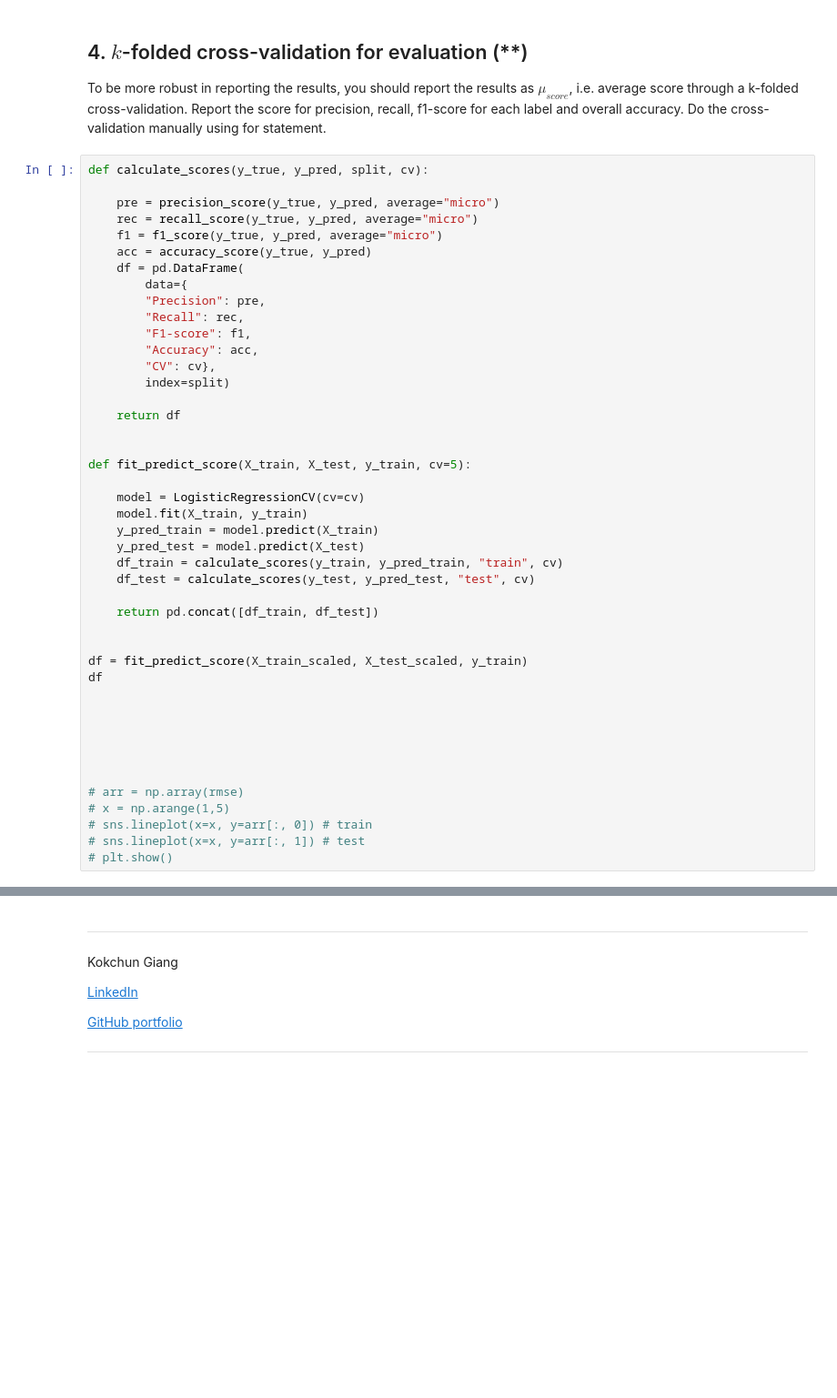
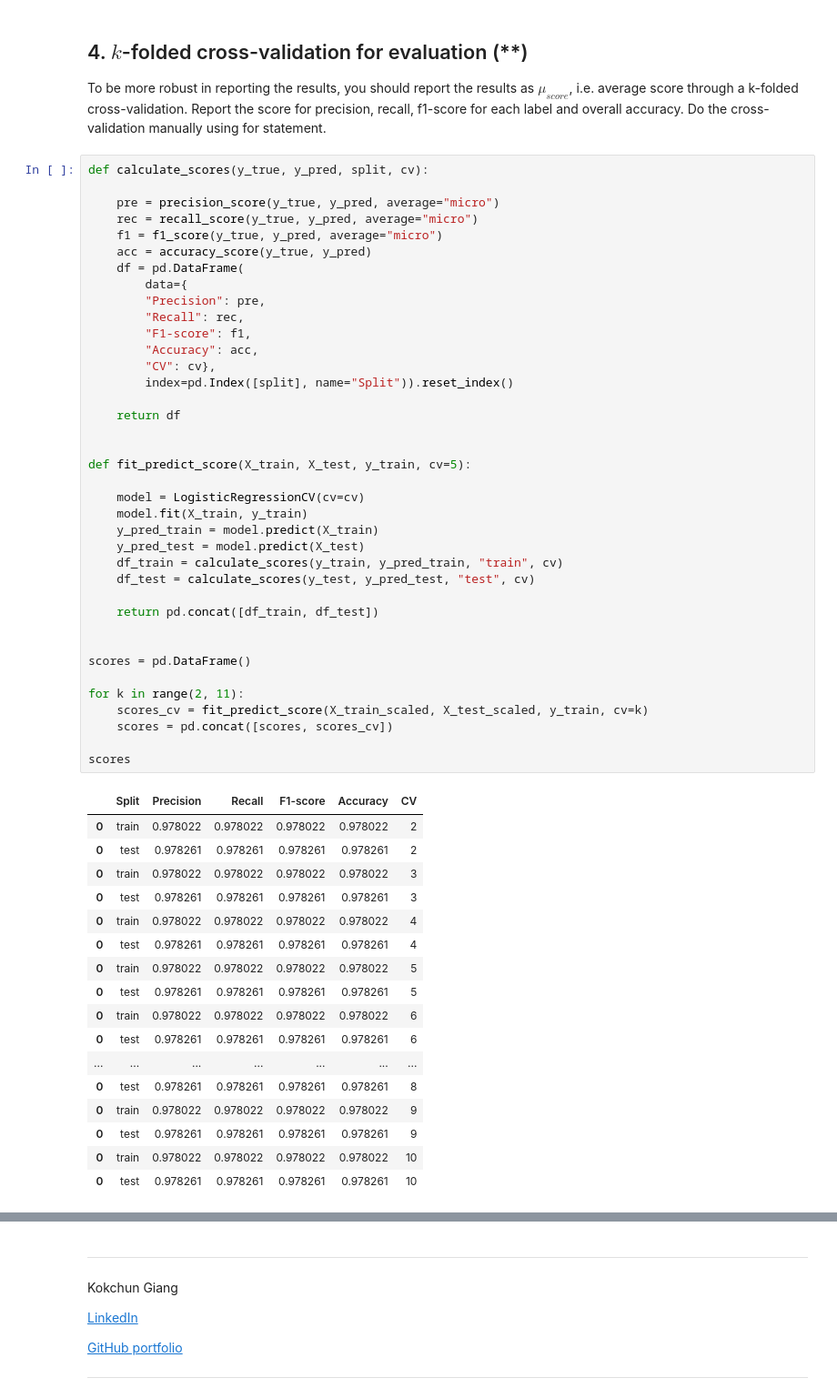
Before and after one commit to AlbotGoodman/machine-learning, a Jupyter notebook: Exercises/E03_logistic_regression.ipynb, the cells around one changed output, grey strips where cells are left out. Shown at 91% size. Cells and saved outputs as stored; diff of their text form; blank space fills up the shorter version.

```diff
--- a/Exercises/E03_logistic_regression.ipynb
+++ b/Exercises/E03_logistic_regression.ipynb
@@ -395,42 +395,54 @@ def calculate_scores(y_true, y_pred, split, cv):
 
     pre = precision_score(y_true, y_pred, average="micro")
     rec = recall_score(y_true, y_pred, average="micro")
     f1 = f1_score(y_true, y_pred, average="micro")
     acc = accuracy_score(y_true, y_pred)
     df = pd.DataFrame(
         data={
         "Precision": pre,
         "Recall": rec,
         "F1-score": f1,
         "Accuracy": acc,
         "CV": cv},
-        index=split)
+        index=pd.Index([split], name="Split")).reset_index()
 
     return df
 
 
 def fit_predict_score(X_train, X_test, y_train, cv=5):
 
     model = LogisticRegressionCV(cv=cv)
     model.fit(X_train, y_train)
     y_pred_train = model.predict(X_train)
     y_pred_test = model.predict(X_test)
     df_train = calculate_scores(y_train, y_pred_train, "train", cv)
     df_test = calculate_scores(y_test, y_pred_test, "test", cv)
 
     return pd.concat([df_train, df_test])
 
 
-df = fit_predict_score(X_train_scaled, X_test_scaled, y_train)
-df
+scores = pd.DataFrame()
 
+for k in range(2, 11):
+    scores_cv = fit_predict_score(X_train_scaled, X_test_scaled, y_train, cv=k)
+    scores = pd.concat([scores, scores_cv])
 
-
-
-
-
-# arr = np.array(rmse)
-# x = np.arange(1,5)
-# sns.lineplot(x=x, y=arr[:, 0]) # train
-# sns.lineplot(x=x, y=arr[:, 1]) # test
-# plt.show()
+scores
+# %% [output]
+|  | Split | Precision | Recall | F1-score | Accuracy | CV |
+| 0 | train | 0.978022 | 0.978022 | 0.978022 | 0.978022 | 2 |
+| 0 | test | 0.978261 | 0.978261 | 0.978261 | 0.978261 | 2 |
+| 0 | train | 0.978022 | 0.978022 | 0.978022 | 0.978022 | 3 |
+| 0 | test | 0.978261 | 0.978261 | 0.978261 | 0.978261 | 3 |
+| 0 | train | 0.978022 | 0.978022 | 0.978022 | 0.978022 | 4 |
+| 0 | test | 0.978261 | 0.978261 | 0.978261 | 0.978261 | 4 |
+| 0 | train | 0.978022 | 0.978022 | 0.978022 | 0.978022 | 5 |
+| 0 | test | 0.978261 | 0.978261 | 0.978261 | 0.978261 | 5 |
+| 0 | train | 0.978022 | 0.978022 | 0.978022 | 0.978022 | 6 |
+| 0 | test | 0.978261 | 0.978261 | 0.978261 | 0.978261 | 6 |
+| ... | ... | ... | ... | ... | ... | ... |
+| 0 | test | 0.978261 | 0.978261 | 0.978261 | 0.978261 | 8 |
+| 0 | train | 0.978022 | 0.978022 | 0.978022 | 0.978022 | 9 |
+| 0 | test | 0.978261 | 0.978261 | 0.978261 | 0.978261 | 9 |
+| 0 | train | 0.978022 | 0.978022 | 0.978022 | 0.978022 | 10 |
+| 0 | test | 0.978261 | 0.978261 | 0.978261 | 0.978261 | 10 |
```
Also changed, not shown: parts of 1 cell of this notebook, 1 other file.
